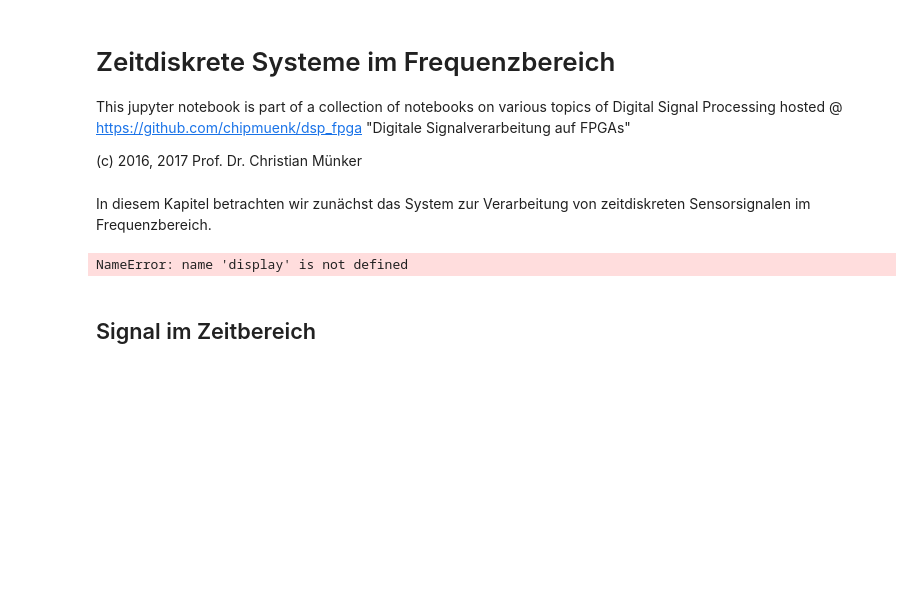
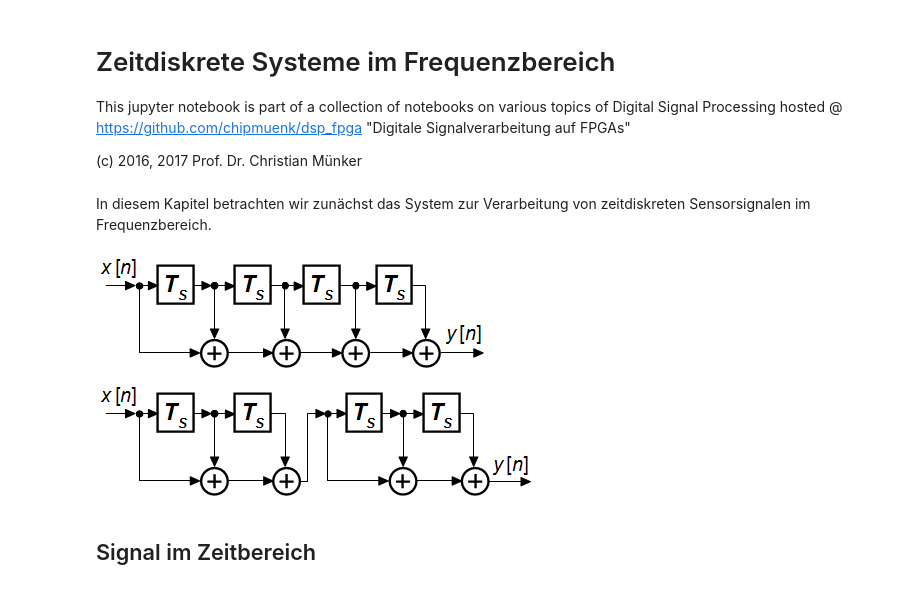
Before and after one commit to chipmuenk/dsp, a Jupyter notebook: notebooks/02_LTF/dsvFPGA-LTI_F.ipynb, the cells around one changed output. Cells and saved outputs as stored; diff of their text form; code cells hidden in the pictures; blank space fills up the shorter version.

```diff
--- a/notebooks/02_LTF/dsvFPGA-LTI_F.ipynb
+++ b/notebooks/02_LTF/dsvFPGA-LTI_F.ipynb
@@ -5,11 +5,26 @@ This jupyter notebook is part of a collection of notebooks on various topics of
 (c) 2016, 2017 Prof. Dr. Christian Münker
 # %%
 from __future__ import print_function, division
+import os, sys
 # %pylab inline
-from IPython.core.display import Image
+
+import numpy as np
+from numpy import arange, cos, pi
 import scipy.signal as sig
-#import my_dsp_lib_v2 as dsp
-imgpath = 'D:/Daten/HM/dsvFPGA/python/IPy_Notebooks/dsvFPGA/' # local operation
+
+import matplotlib.pyplot as plt
+from matplotlib.pyplot import figure, grid, plot, stem, title, xlabel, ylabel
+%matplotlib inline
+
+from IPython.display import Image
+
+module_path = os.path.abspath(os.path.join('..'))
+if module_path not in sys.path:
+    sys.path.append(module_path)
+import dsp_fpga_lib as dsp
+
+imgpath = 'img/'
+#imgpath = 'D:/Daten/HM/dsvFPGA/python/IPy_Notebooks/dsvFPGA/' # local operation
 FigSize = (10,5) # size of figures in inches
 # %% [markdown]
 <!-- example for static HTML image embedded in MarkDown
@@ -23,10 +38,13 @@ MarkDown allows no alignment and scaling, but HTML/CSS does:
 
 In diesem Kapitel betrachten wir zunächst das System zur Verarbeitung von zeitdiskreten Sensorsignalen im Frequenzbereich.
 # %%
-display(Image(filename = imgpath + 'ueb-LTI-MA.png'))
-display(Image(filename = imgpath + 'ueb-LTI-kask_MA.png'))
+Image(filename = imgpath + 'ueb-LTI-MA.png')
 # %% [output]
-NameError: name 'display' is not defined
+[figure, added]
+# %%
+Image(filename = imgpath + 'ueb-LTI-kask_MA.png')
+# %% [output]
+[figure, added]
 # %%
 # Define Signal and Filter
 Ts = 1/200.0     # sampling period
```
Also changed, not shown: parts of 8 cells of this notebook, 5 other files.
